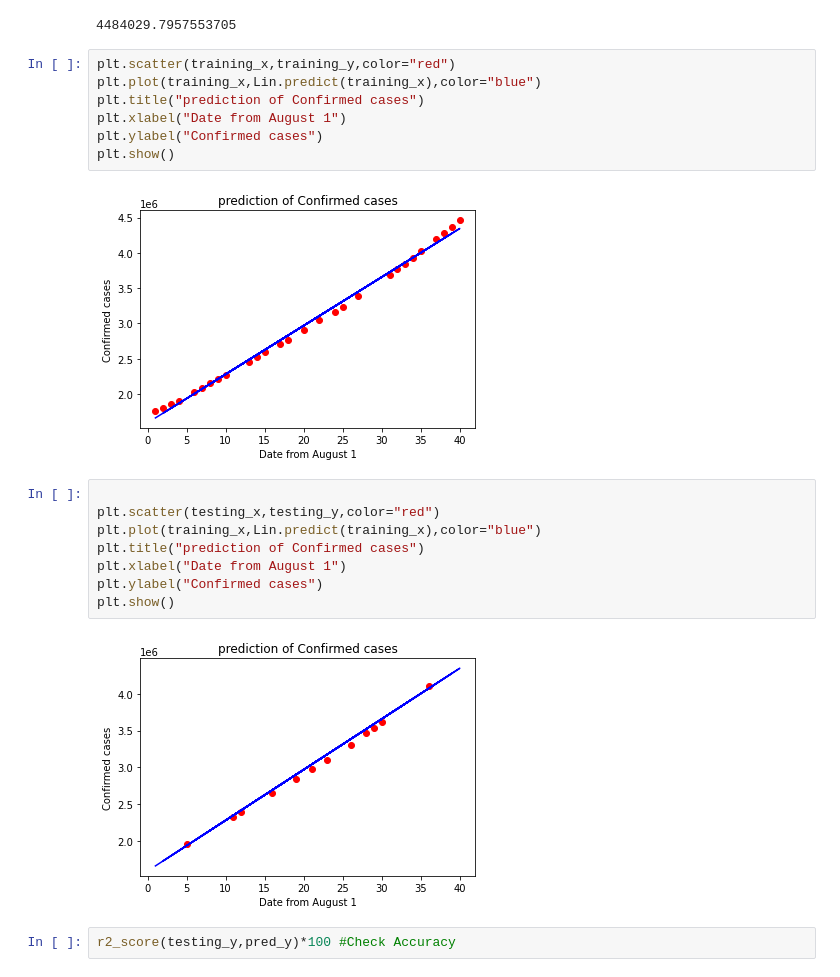
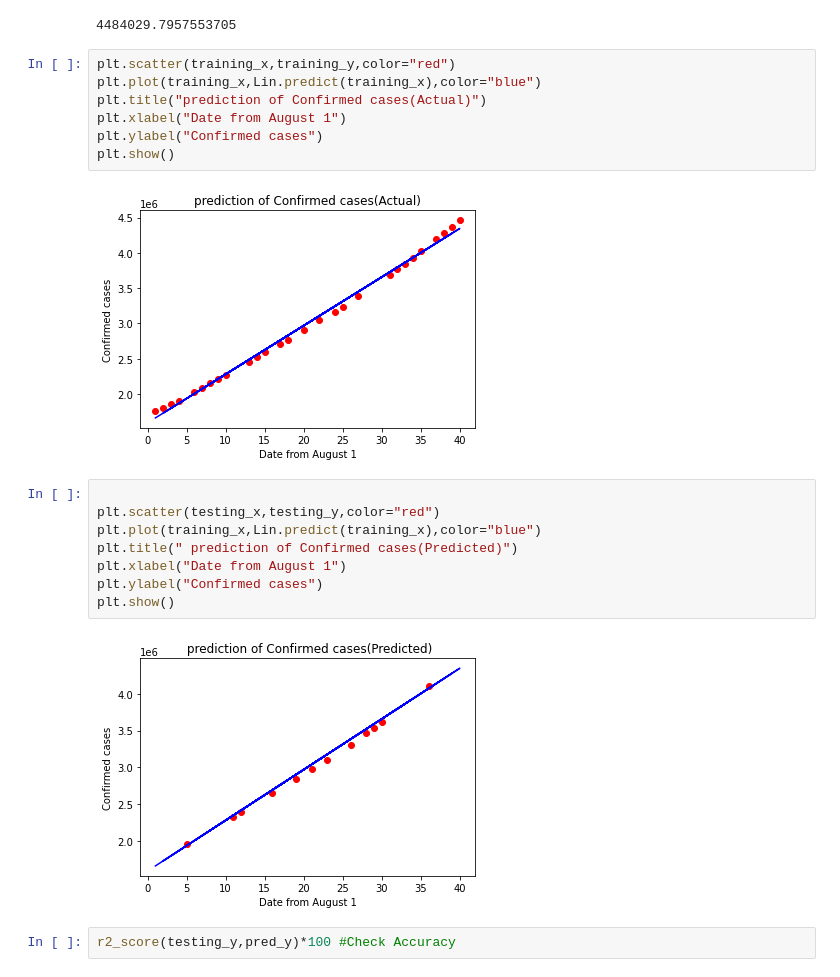
Before and after one commit to Apoorv0001/Covid19-Analyzer, a Jupyter notebook: Covid19india.ipynb, the cells around one changed output. Drawn from its saved outputs; the diff is of its cells as text.

Commit message:
Updation in predicted.

```diff
--- a/Covid19india.ipynb
+++ b/Covid19india.ipynb
@@ -122,22 +122,22 @@ array([1591375.09999027])
 # %%
 plt.scatter(training_x,training_y,color="red")
 plt.plot(training_x,Lin.predict(training_x),color="blue")
-plt.title("prediction of Confirmed cases")
+plt.title("prediction of Confirmed cases(Actual)")
 plt.xlabel("Date from August 1")
 plt.ylabel("Confirmed cases")
 plt.show()
 # %% [output]
-[figure, old version]
+[figure, new version]
 # %%
 
 plt.scatter(testing_x,testing_y,color="red")
 plt.plot(training_x,Lin.predict(training_x),color="blue")
-plt.title("prediction of Confirmed cases")
+plt.title(" prediction of Confirmed cases(Predicted)")
 plt.xlabel("Date from August 1")
 plt.ylabel("Confirmed cases")
 plt.show()
 # %% [output]
-[figure, old version]
+[figure, new version]
 # %%
 r2_score(testing_y,pred_y)*100 #Check Accuracy
 # %% [output]
```
Also changed, not shown: parts of 14 cells of this notebook.
